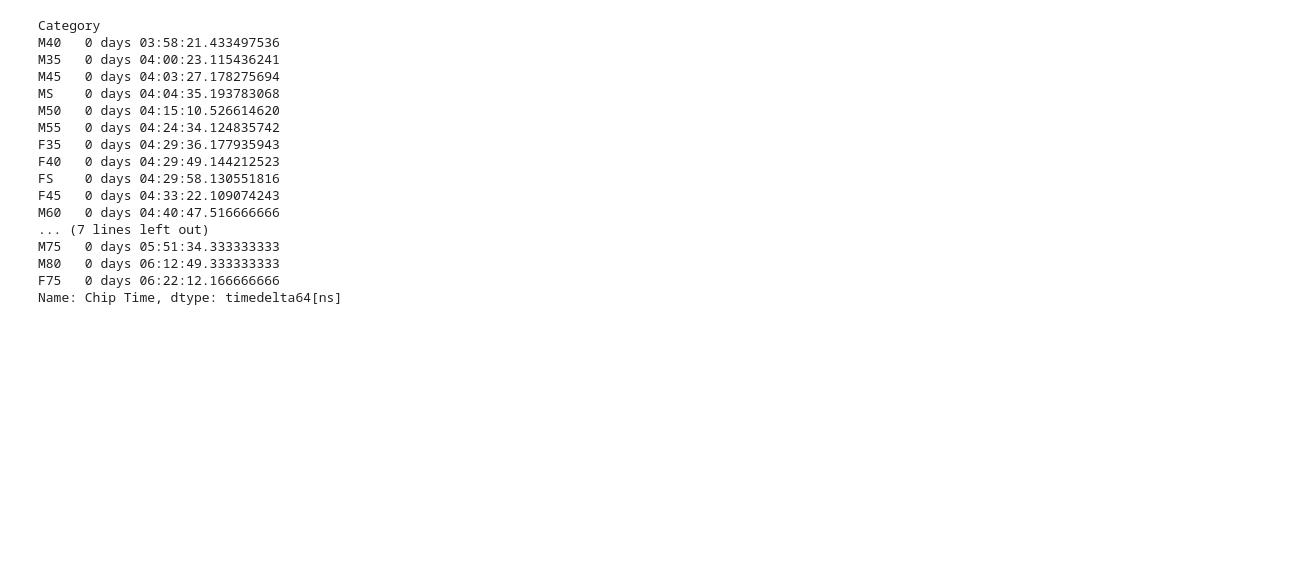
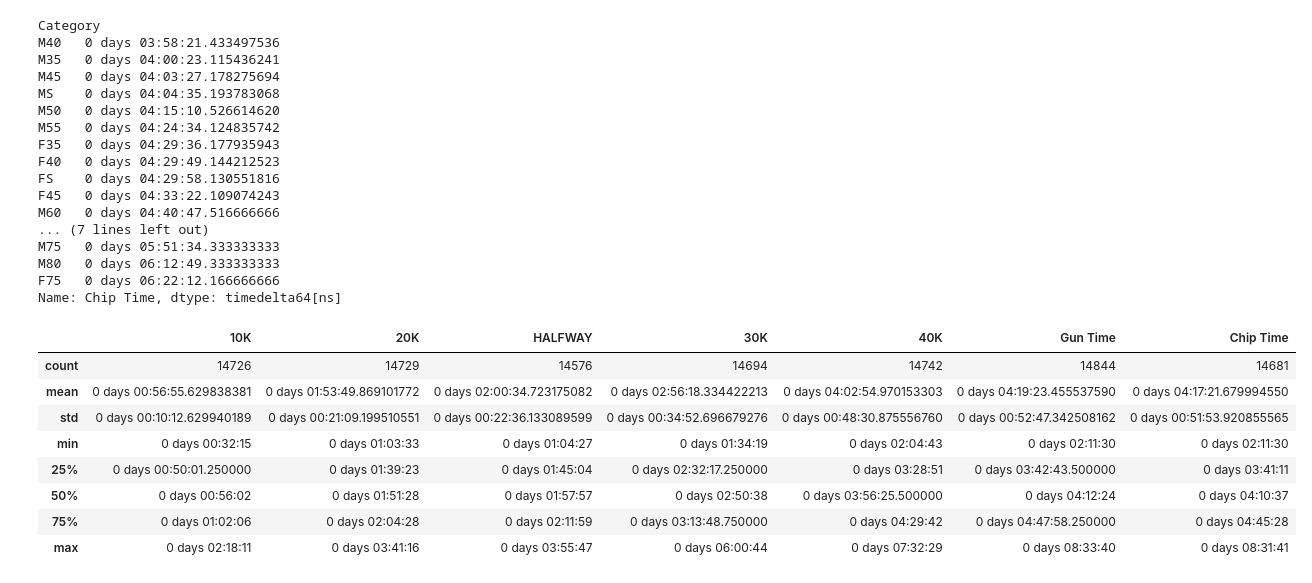
Before and after one commit to sean-halpin/dublin_city_marathon, a Jupyter notebook: dcm.ipynb, the cells around one changed output. Drawn from its saved outputs; the diff is of its cells as text; code cells hidden in the pictures; blank space fills up the shorter version.

```diff
--- a/dcm.ipynb
+++ b/dcm.ipynb
@@ -5,6 +5,7 @@ import requests
 # %%
 from bs4 import BeautifulSoup
 import pandas as pd
+pd.set_option("display.precision", 1)
 # %%
 df = pd.DataFrame(columns=['Race Number',
 'First Name',
@@ -201,3 +197,15 @@ M75   0 days 05:51:34.333333333
 M80   0 days 06:12:49.333333333
 F75   0 days 06:22:12.166666666
 Name: Chip Time, dtype: timedelta64[ns]
+# %%
+df.select_dtypes("timedelta64[ns]").describe()
+# %% [output]
+|  | 10K | 20K | HALFWAY | 30K | 40K | Gun Time | Chip Time |
+| count | 14726 | 14729 | 14576 | 14694 | 14742 | 14844 | 14681 |
+| mean | 0 days 00:56:55.629838381 | 0 days 01:53:49.869101772 | 0 days 02:00:34.723175082 | 0 days 02:56:18.334422213 | 0 days 04:02:54.970153303 | 0 days 04:19:23.455537590 | 0 days 04:17:21.679994550 |
+| std | 0 days 00:10:12.629940189 | 0 days 00:21:09.199510551 | 0 days 00:22:36.133089599 | 0 days 00:34:52.696679276 | 0 days 00:48:30.875556760 | 0 days 00:52:47.342508162 | 0 days 00:51:53.920855565 |
+| min | 0 days 00:32:15 | 0 days 01:03:33 | 0 days 01:04:27 | 0 days 01:34:19 | 0 days 02:04:43 | 0 days 02:11:30 | 0 days 02:11:30 |
+| 25% | 0 days 00:50:01.250000 | 0 days 01:39:23 | 0 days 01:45:04 | 0 days 02:32:17.250000 | 0 days 03:28:51 | 0 days 03:42:43.500000 | 0 days 03:41:11 |
+| 50% | 0 days 00:56:02 | 0 days 01:51:28 | 0 days 01:57:57 | 0 days 02:50:38 | 0 days 03:56:25.500000 | 0 days 04:12:24 | 0 days 04:10:37 |
+| 75% | 0 days 01:02:06 | 0 days 02:04:28 | 0 days 02:11:59 | 0 days 03:13:48.750000 | 0 days 04:29:42 | 0 days 04:47:58.250000 | 0 days 04:45:28 |
+| max | 0 days 02:18:11 | 0 days 03:41:16 | 0 days 03:55:47 | 0 days 06:00:44 | 0 days 07:32:29 | 0 days 08:33:40 | 0 days 08:31:41 |
```
Also changed, not shown: parts of 1 cell of this notebook.
